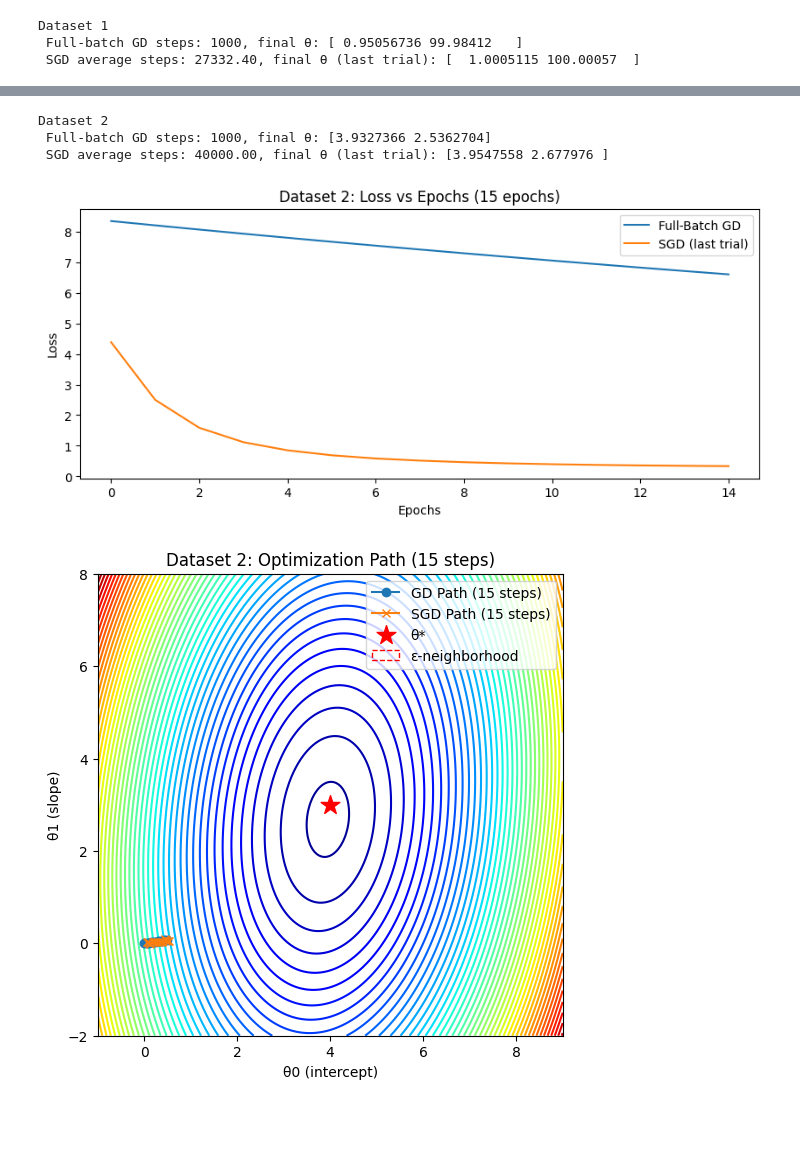
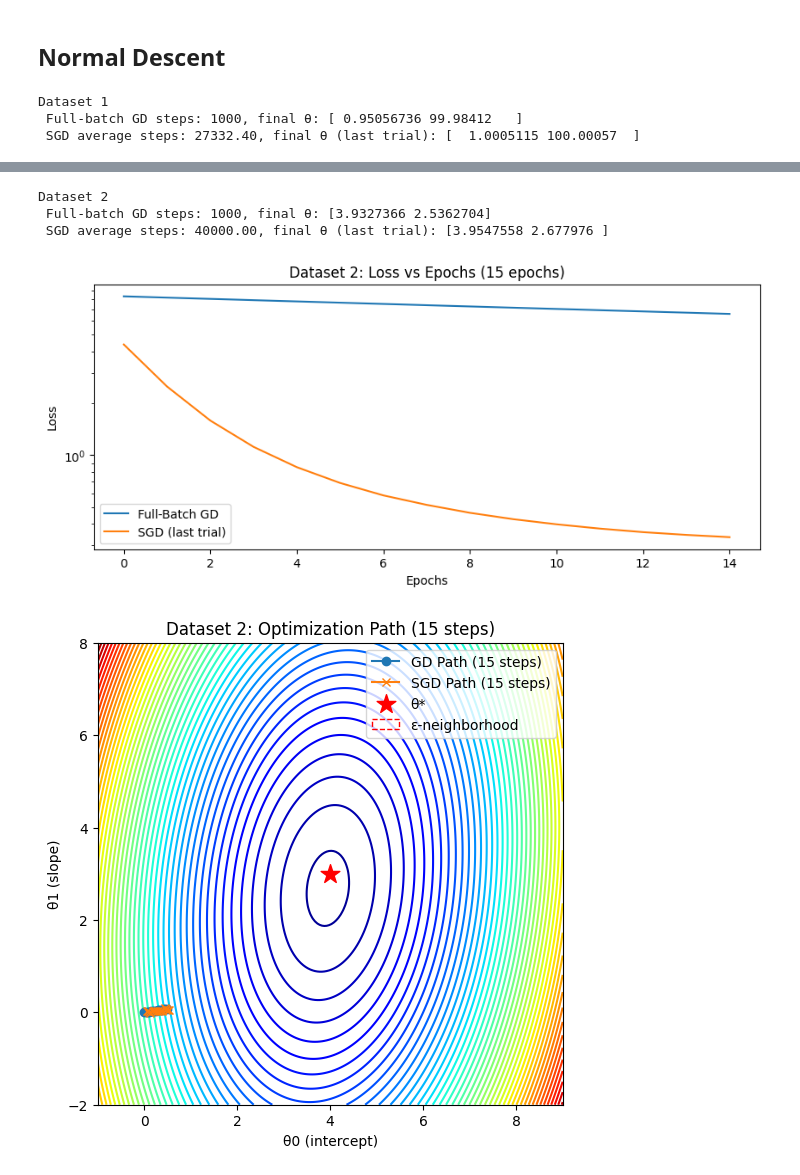
Before and after one commit to hemtilva/es335-assignment2, a Jupyter notebook: task1.ipynb, the cells around one changed output, grey strips where cells are left out. Cells and saved outputs as stored; diff of their text form; code cells hidden in the pictures; blank space fills up the shorter version.

```diff
--- a/task1.ipynb
+++ b/task1.ipynb
@@ -57,6 +57,8 @@ def fullgd(X, y, theta_star, lr=0.0001, eps=0.001, max_epoch=1000):
             break
 
     return theta, losses, np.array(path), steps
+# %% [markdown]
+## **Normal Descent**
 # %%
 def sgd(X, y, theta_star, lr=0.0001, eps=0.001, max_epoch=1000):
     theta = torch.zeros(X.shape[1])
@@ -120,6 +122,7 @@ for dataset in [1, 2]:
     plt.figure(figsize=(10,4))
     plt.plot(losses_gd[:15], label="Full-Batch GD")
     plt.plot(losses_sgd[-1][:15], label="SGD (last trial)")
+    plt.yscale("log")
     plt.xlabel("Epochs")
     plt.ylabel("Loss")
     plt.title(f"Dataset {dataset}: Loss vs Epochs (15 epochs)")
@@ -159,6 +162,6 @@ Dataset 1
 [figure]
 Dataset 2
  Full-batch GD steps: 1000, final θ: [3.9327366 2.5362704]
  SGD average steps: 40000.00, final θ (last trial): [3.9547558 2.677976 ]
-[figure, old version]
+[figure, new version]
 [figure]
```
Also changed, not shown: parts of 8 cells of this notebook, 1 other file.
